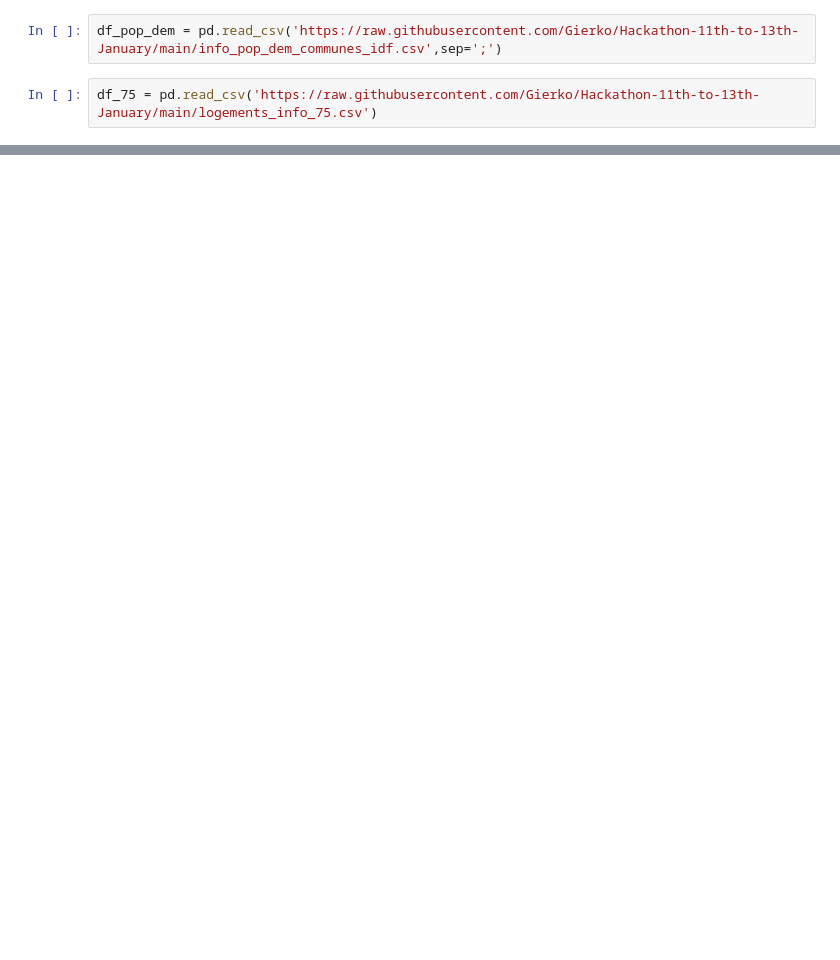
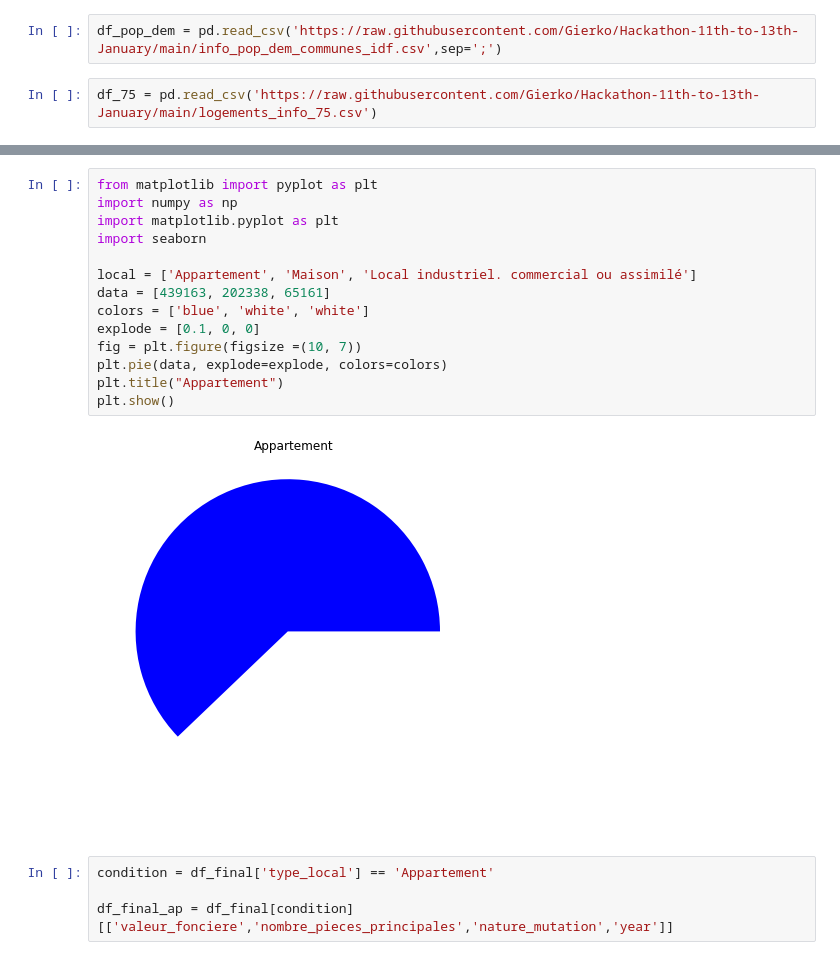
Before and after one commit to LuisaPolicarpo/Hackathon--aws, a Jupyter notebook: EDA/Luísa_Hackaton_RealEstate.ipynb, the cells around one changed output, grey strips where cells are left out. Drawn from its saved outputs; the diff is of its cells as text; blank space fills up the shorter version.

```diff
--- a/EDA/Luísa_Hackaton_RealEstate.ipynb
+++ b/EDA/Luísa_Hackaton_RealEstate.ipynb
@@ -23,0 +110,20 @@ df_14_15 = pd.read_csv('https://raw.githubusercontent.com/Gierko/Hackathon-11th-
+# %%
+from matplotlib import pyplot as plt
+import numpy as np
+import matplotlib.pyplot as plt
+import seaborn
+
+local = ['Appartement', 'Maison', 'Local industriel. commercial ou assimilé']
+data = [439163, 202338, 65161]
+colors = ['blue', 'white', 'white']
+explode = [0.1, 0, 0]
+fig = plt.figure(figsize =(10, 7))
+plt.pie(data, explode=explode, colors=colors)
+plt.title("Appartement")
+plt.show()
+# %% [output]
+[figure, added]
+# %%
+condition = df_final['type_local'] == 'Appartement'
+
+df_final_ap = df_final[condition][['valeur_fonciere','nombre_pieces_principales','nature_mutation','year']]
```
Also changed, not shown: parts of 20 cells of this notebook.
